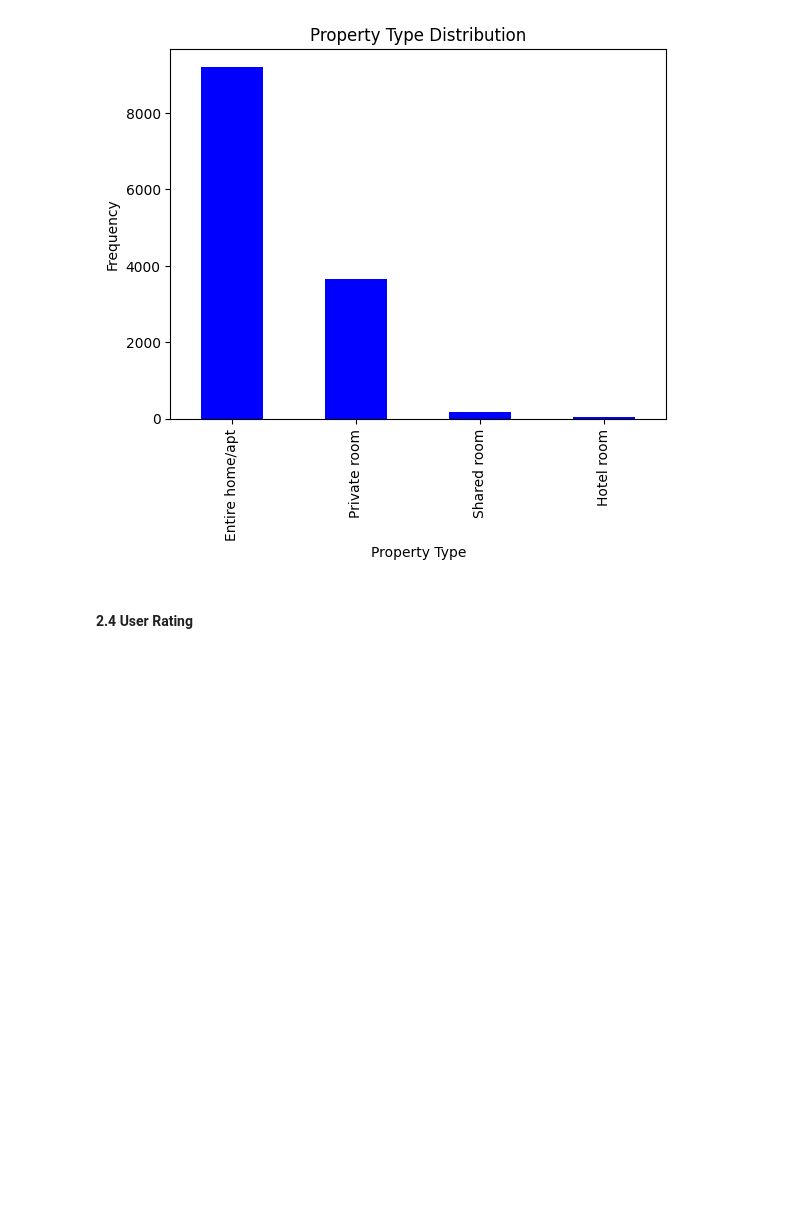
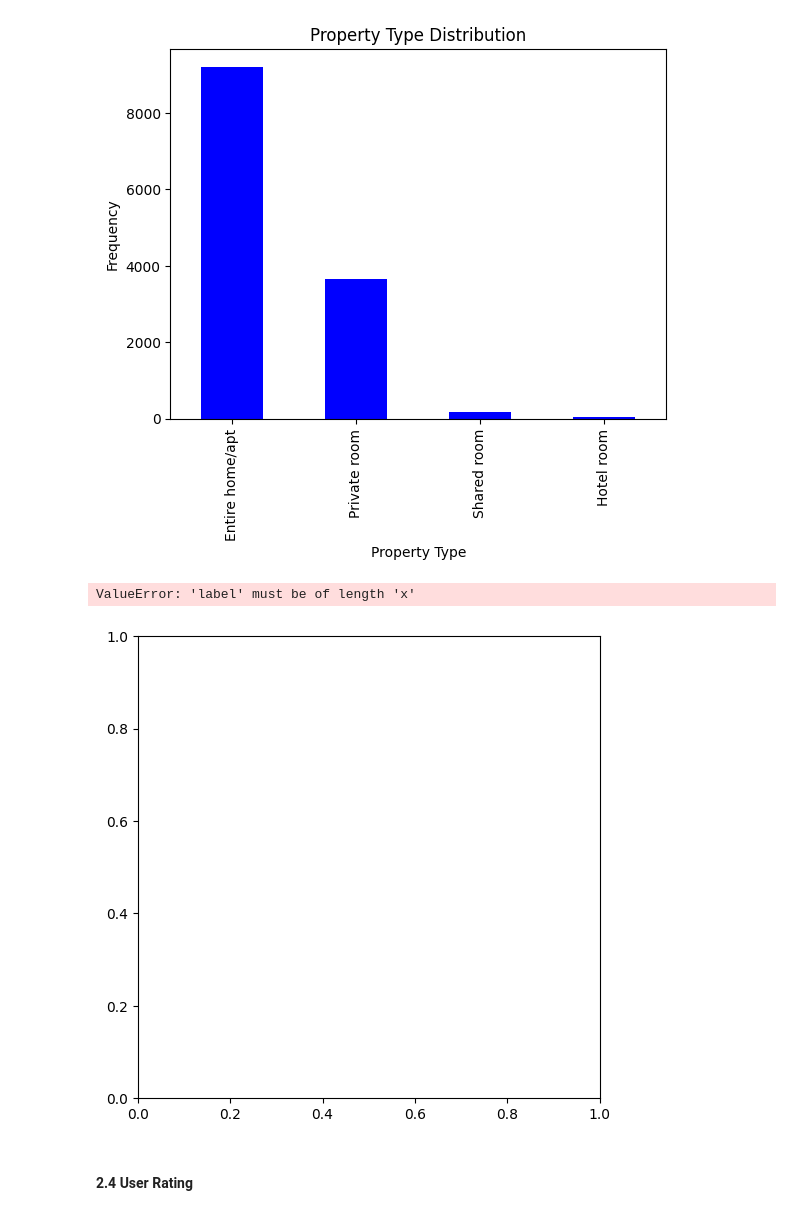
Before and after one commit to Lperdoca/Ciencia-de-datos.-Taller-1, a Jupyter notebook: EDA_AirBnb_Santiago de Chile.ipynb, the cells around one changed output. Saved outputs shown, nothing was run; the diff lists cells and outputs as text; code cells hidden in the pictures; blank space fills up the shorter version.

```diff
--- a/EDA_AirBnb_Santiago de Chile.ipynb
+++ b/EDA_AirBnb_Santiago de Chile.ipynb
@@ -247,3 +298,18 @@ plt.ylabel("Frequency")
 plt.show()
 # %% [output]
 [figure]
+# %%
+#Pie Chart
+labels = listings_Santiago_df["room_type"]
+sizes = listings_Santiago_df["room_type"].value_counts()
+colors = ['#ff9999','#66b3ff','#99ff99','#ffcc99']
+explode = (0.1, 0, 0, 0)  # "Explota" la primera porción
+
+plt.figure(figsize=(8, 6))
+plt.pie(sizes, explode=explode, labels=labels, colors=colors, autopct='%1.1f%%', startangle=140)
+plt.title("Property Type Distribution")
+
+plt.show()
+# %% [output]
+ValueError: 'label' must be of length 'x'
+[figure, added]
```
Also changed, not shown: parts of 28 cells of this notebook.
